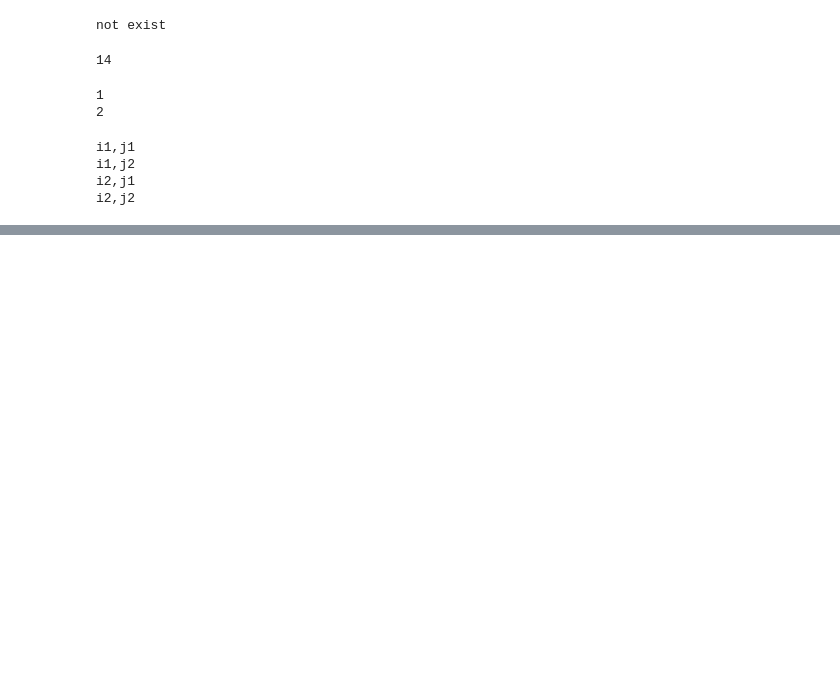
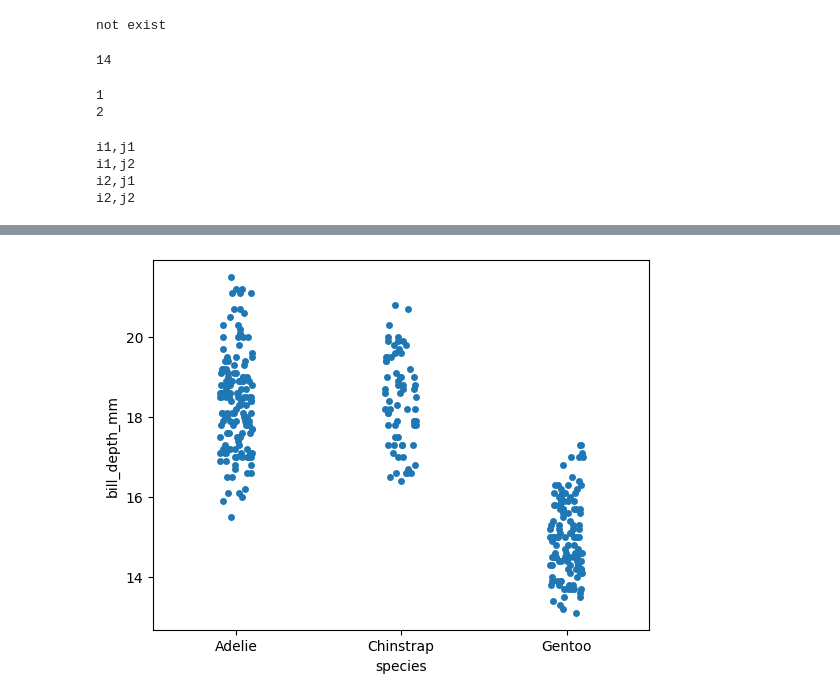
Before and after one commit to vishalshrma6168/ml2, a Jupyter notebook: Untitled.ipynb, the cells around one changed output, grey strips where cells are left out. Saved outputs shown, nothing was run; the diff lists cells and outputs as text; code cells hidden in the pictures; blank space fills up the shorter version.

```diff
--- a/Untitled.ipynb
+++ b/Untitled.ipynb
@@ -2023,0 +2203,7 @@ i2,j2
+# %%
+import seaborn as sns
+ab=sns.load_dataset("penguins")
+sns.stripplot(x=ab.species,y=ab.bill_depth_mm,jitter=True)
+plt.show()
+# %% [output]
+[figure, added]
```
Also changed, not shown: parts of 57 cells of this notebook, 5 other files.
